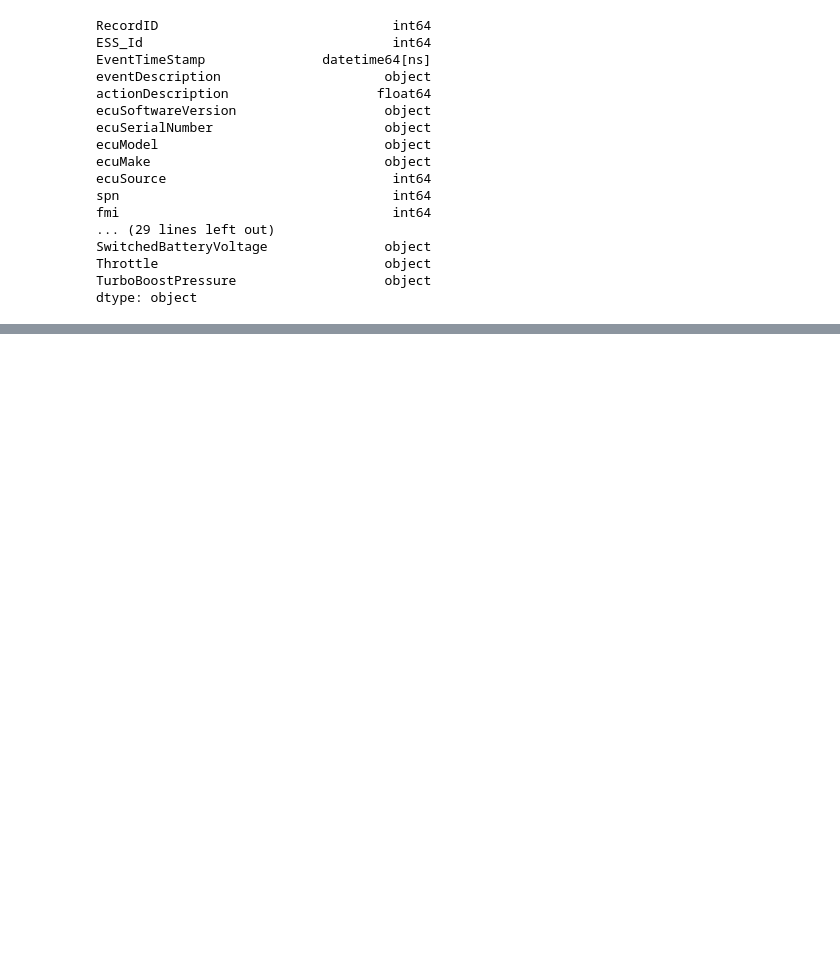
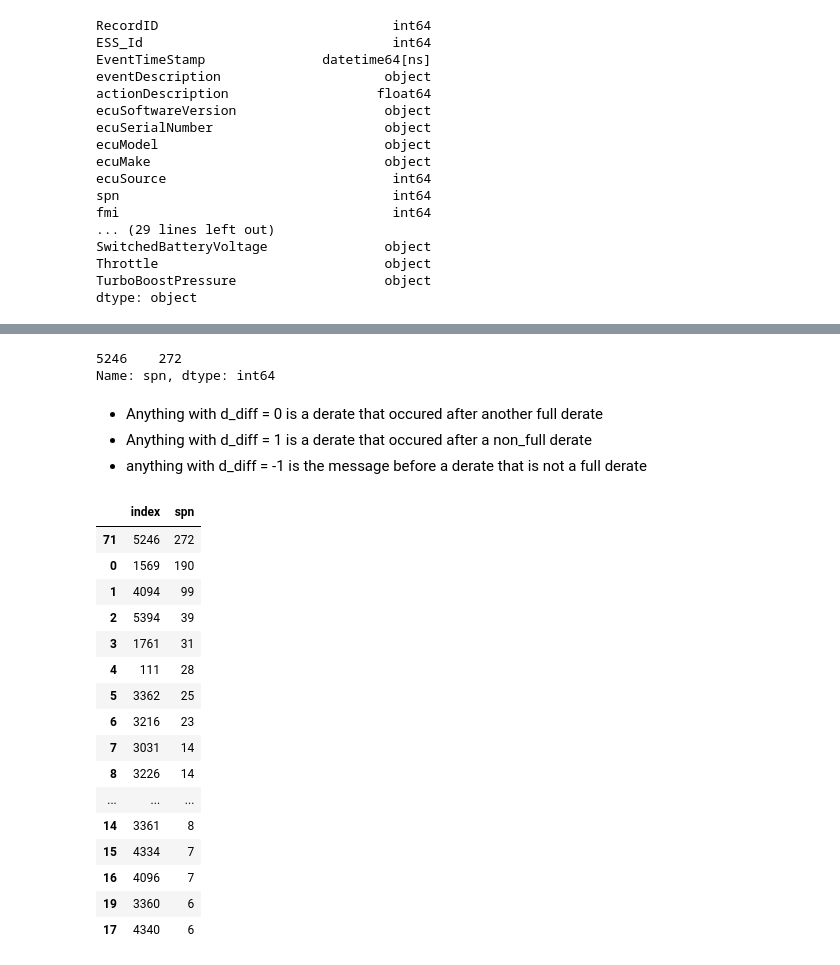
Before and after one commit to nss-data-science-cohort-5/big_g_express-eye_of_the_tiger, a Jupyter notebook: notebooks/Cleaning.ipynb, the cells around one changed output, grey strips where cells are left out. Cells and saved outputs as stored; diff of their text form; code cells hidden in the pictures; blank space fills up the shorter version.

```diff
--- a/notebooks/Cleaning.ipynb
+++ b/notebooks/Cleaning.ipynb
@@ -250,0 +287,9 @@ full_data[full_data['EquipmentID'] == 303].sort_values('EventTimeStamp')[['Equip
+# %%
+time_series[time_series['d_diff'] == 0].spn.value_counts()
+# %% [output]
+5246    272
+Name: spn, dtype: int64
+# %% [markdown]
+- Anything with d_diff = 0 is a derate that occured after another full derate
+- Anything with d_diff = 1 is a derate that occured after a non_full derate
+- anything with d_diff = -1 is the message before a derate that is not a full derate
@@ -250,0 +300,20 @@ full_data[full_data['EquipmentID'] == 303].sort_values('EventTimeStamp')[['Equip
+# %%
+spns_before_derate.head(20)
+# %% [output]
+|  | index | spn |
+| 71 | 5246 | 272 |
+| 0 | 1569 | 190 |
+| 1 | 4094 | 99 |
+| 2 | 5394 | 39 |
+| 3 | 1761 | 31 |
+| 4 | 111 | 28 |
+| 5 | 3362 | 25 |
+| 6 | 3216 | 23 |
+| 7 | 3031 | 14 |
+| 8 | 3226 | 14 |
+| ... | ... | ... |
+| 14 | 3361 | 8 |
+| 15 | 4334 | 7 |
+| 16 | 4096 | 7 |
+| 19 | 3360 | 6 |
+| 17 | 4340 | 6 |
```
Also changed, not shown: parts of 42 cells of this notebook.
